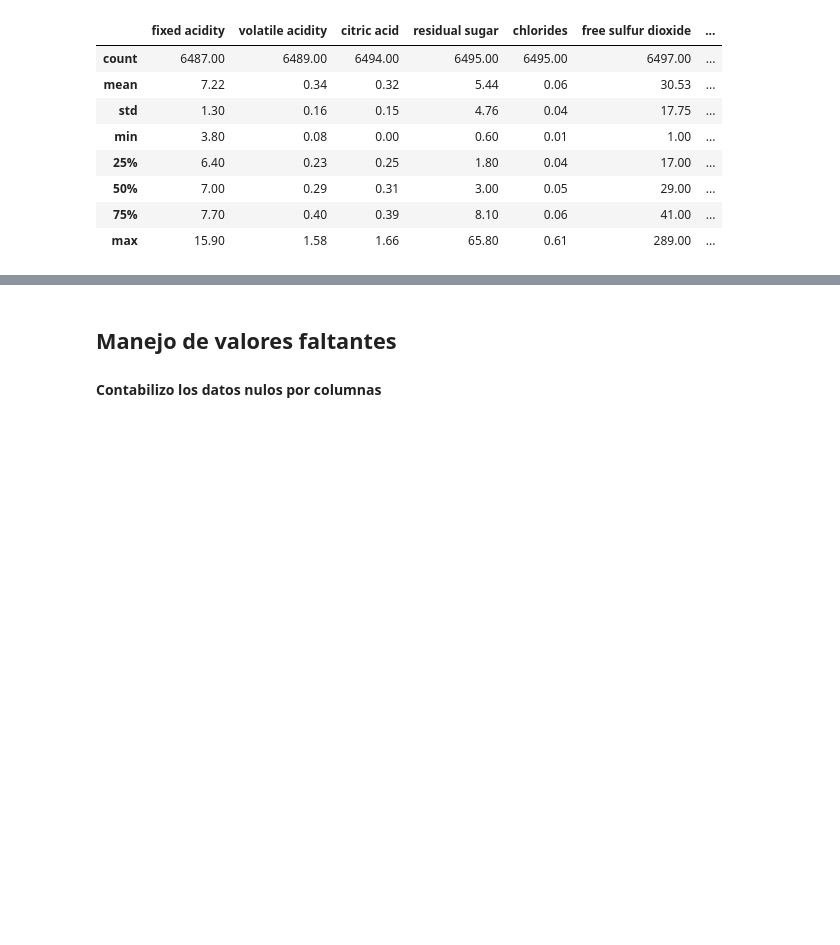
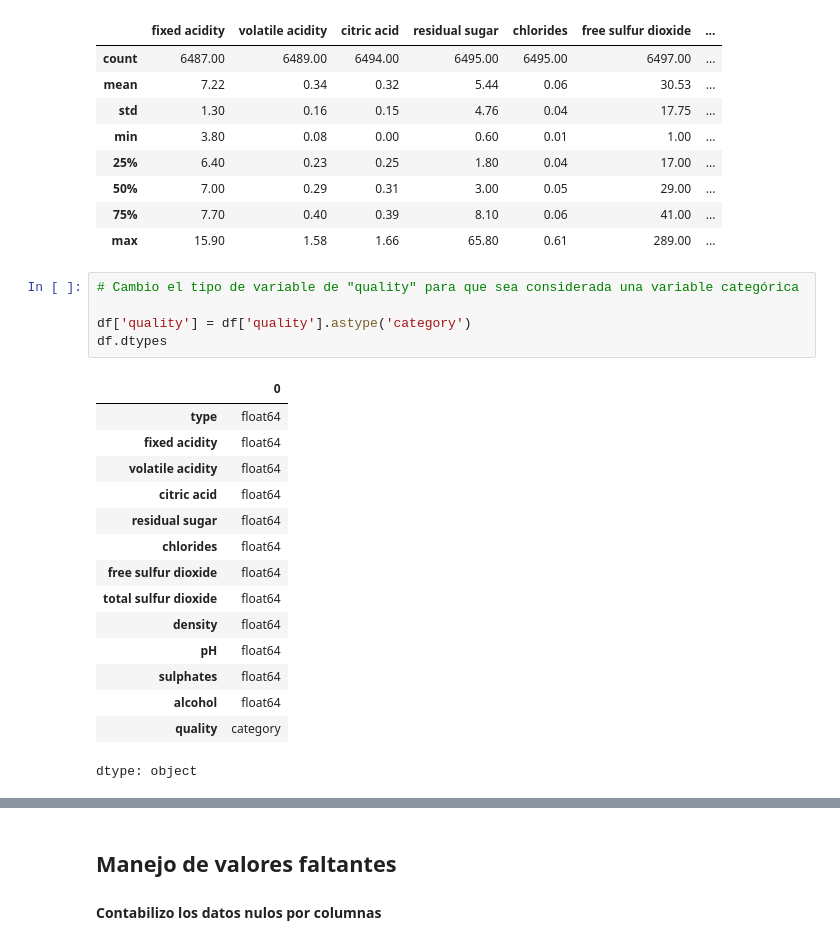
Before and after one commit to eugeinga/CODER-DataScienceI, a Jupyter notebook: TP_Data_Science_I.ipynb, the cells around one changed output, grey strips where cells are left out. Drawn from its saved outputs; the diff is of its cells as text; blank space fills up the shorter version.

```diff
--- a/TP_Data_Science_I.ipynb
+++ b/TP_Data_Science_I.ipynb
@@ -113,3 +113,24 @@ df.describe().round(2)
 | 50% | 7.00 | 0.29 | 0.31 | 3.00 | 0.05 | 29.00 | ... |
 | 75% | 7.70 | 0.40 | 0.39 | 8.10 | 0.06 | 41.00 | ... |
 | max | 15.90 | 1.58 | 1.66 | 65.80 | 0.61 | 289.00 | ... |
+# %%
+# Cambio el tipo de variable de "quality" para que sea considerada una variable categórica
+
+df['quality'] = df['quality'].astype('category')
+df.dtypes
+# %% [output]
+|  | 0 |
+| type | float64 |
+| fixed acidity | float64 |
+| volatile acidity | float64 |
+| citric acid | float64 |
+| residual sugar | float64 |
+| chlorides | float64 |
+| free sulfur dioxide | float64 |
+| total sulfur dioxide | float64 |
+| density | float64 |
+| pH | float64 |
+| sulphates | float64 |
+| alcohol | float64 |
+| quality | category |
+dtype: object
```
Also changed, not shown: parts of 7 cells of this notebook.
